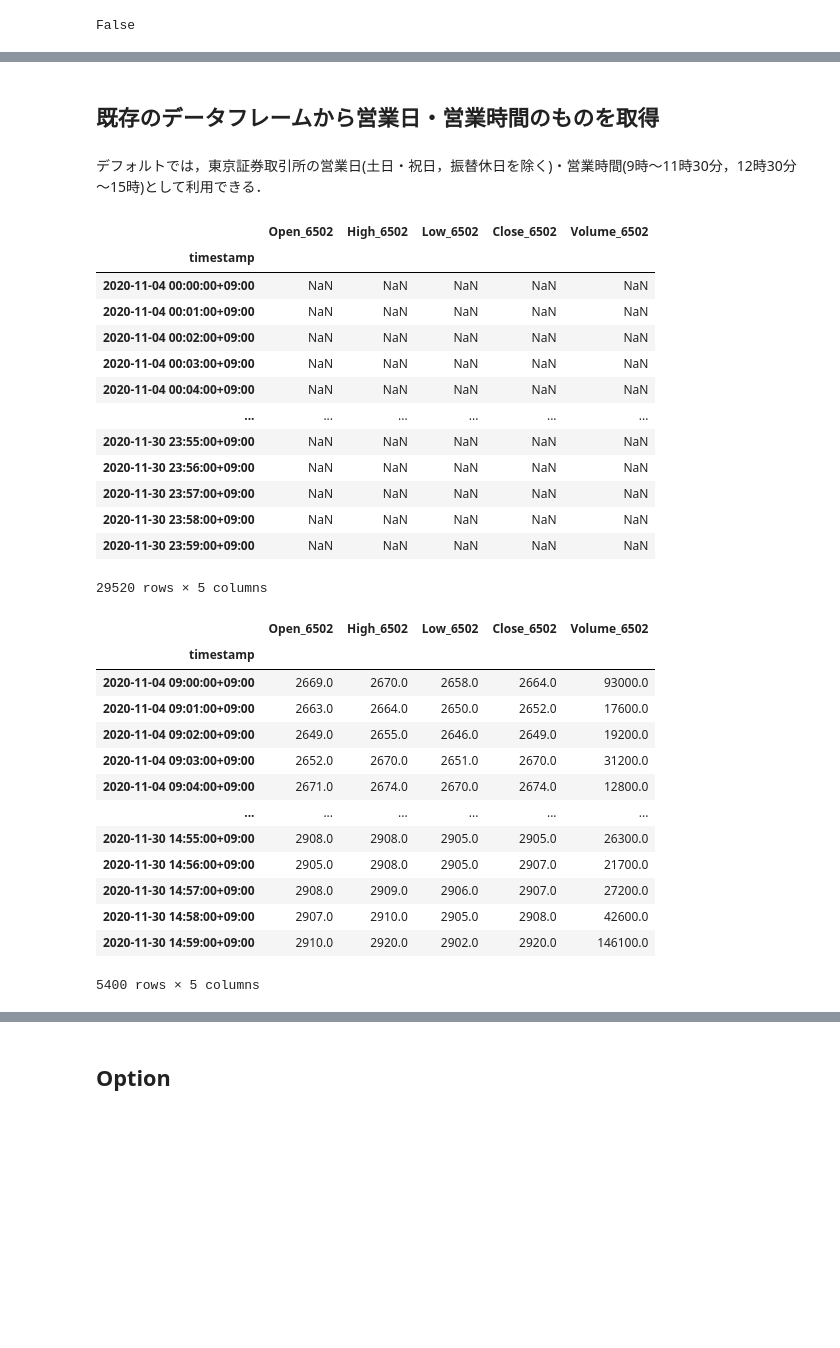
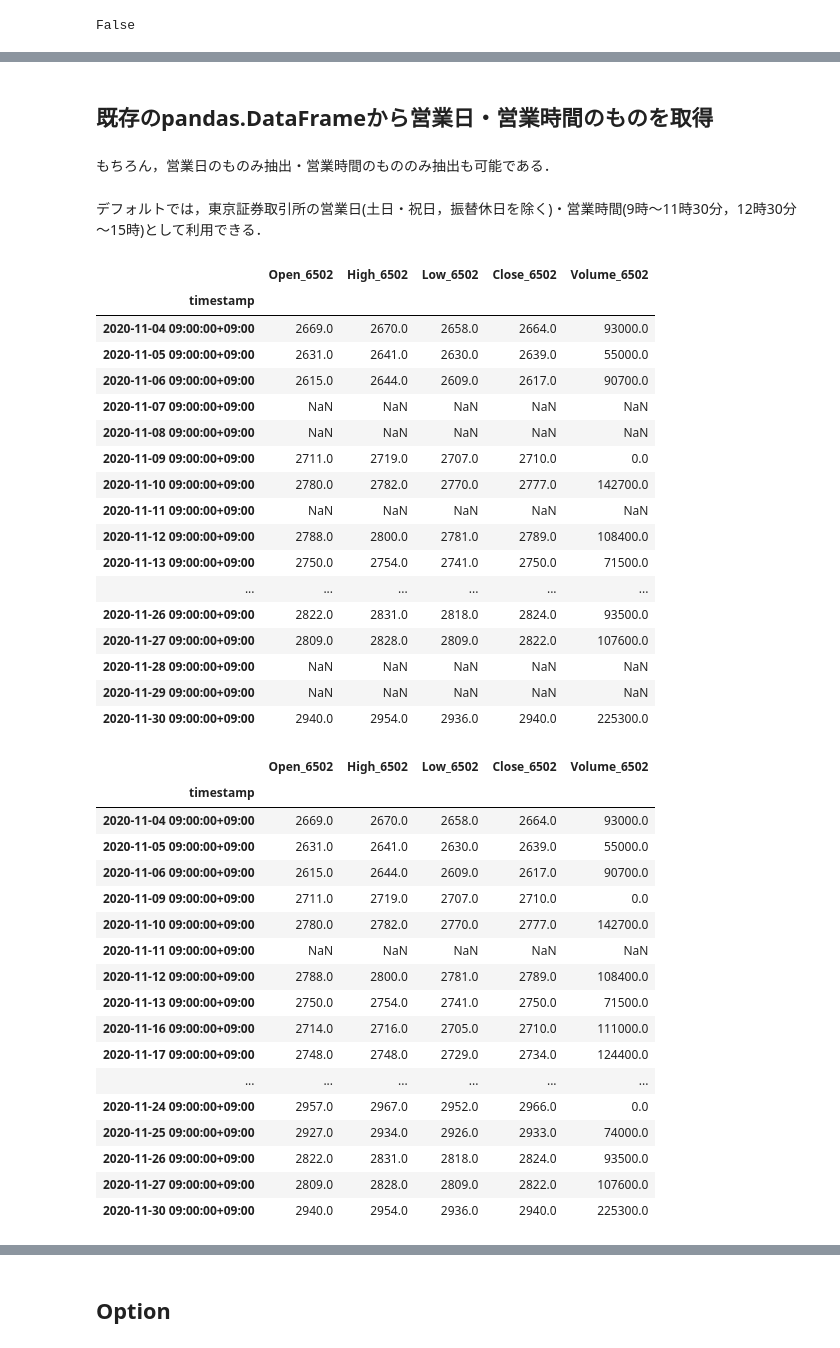
Before and after one commit to deepgreenAN/trading_system, a Jupyter notebook: utils/py_workdays/py_workdays_simple_use.ipynb, the cells around one changed output, grey strips where cells are left out. Cells and saved outputs as stored; diff of their text form; code cells hidden in the pictures; blank space fills up the shorter version.

```diff
--- a/utils/py_workdays/py_workdays_simple_use.ipynb
+++ b/utils/py_workdays/py_workdays_simple_use.ipynb
@@ -42,42 +79,52 @@ False
 # %% [markdown]
-## 既存のデータフレームから営業日・営業時間のものを取得
+## 既存のpandas.DataFrameから営業日・営業時間のものを取得
+# %% [markdown]
+もちろん，営業日のものみ抽出・営業時間のもののみ抽出も可能である．
 # %% [markdown]
 デフォルトでは，東京証券取引所の営業日(土日・祝日，振替休日を除く)・営業時間(9時～11時30分，12時30分～15時)として利用できる．
 # %%
 with open("aware_stock_df.pickle", "rb") as f:
     aware_stock_df = pickle.load(f)
 
-aware_stock_df
+aware_stock_df.at_time(datetime.time(9,0))
 # %% [output]
 |  | Open_6502 | High_6502 | Low_6502 | Close_6502 | Volume_6502 |
 | timestamp |  |  |  |  |  |
-| 2020-11-04 00:00:00+09:00 | NaN | NaN | NaN | NaN | NaN |
-| 2020-11-04 00:01:00+09:00 | NaN | NaN | NaN | NaN | NaN |
-| 2020-11-04 00:02:00+09:00 | NaN | NaN | NaN | NaN | NaN |
-| 2020-11-04 00:03:00+09:00 | NaN | NaN | NaN | NaN | NaN |
-| 2020-11-04 00:04:00+09:00 | NaN | NaN | NaN | NaN | NaN |
+| 2020-11-04 09:00:00+09:00 | 2669.0 | 2670.0 | 2658.0 | 2664.0 | 93000.0 |
+| 2020-11-05 09:00:00+09:00 | 2631.0 | 2641.0 | 2630.0 | 2639.0 | 55000.0 |
+| 2020-11-06 09:00:00+09:00 | 2615.0 | 2644.0 | 2609.0 | 2617.0 | 90700.0 |
+| 2020-11-07 09:00:00+09:00 | NaN | NaN | NaN | NaN | NaN |
+| 2020-11-08 09:00:00+09:00 | NaN | NaN | NaN | NaN | NaN |
+| 2020-11-09 09:00:00+09:00 | 2711.0 | 2719.0 | 2707.0 | 2710.0 | 0.0 |
+| 2020-11-10 09:00:00+09:00 | 2780.0 | 2782.0 | 2770.0 | 2777.0 | 142700.0 |
+| 2020-11-11 09:00:00+09:00 | NaN | NaN | NaN | NaN | NaN |
+| 2020-11-12 09:00:00+09:00 | 2788.0 | 2800.0 | 2781.0 | 2789.0 | 108400.0 |
+| 2020-11-13 09:00:00+09:00 | 2750.0 | 2754.0 | 2741.0 | 2750.0 | 71500.0 |
 | ... | ... | ... | ... | ... | ... |
-| 2020-11-30 23:55:00+09:00 | NaN | NaN | NaN | NaN | NaN |
-| 2020-11-30 23:56:00+09:00 | NaN | NaN | NaN | NaN | NaN |
-| 2020-11-30 23:57:00+09:00 | NaN | NaN | NaN | NaN | NaN |
-| 2020-11-30 23:58:00+09:00 | NaN | NaN | NaN | NaN | NaN |
-| 2020-11-30 23:59:00+09:00 | NaN | NaN | NaN | NaN | NaN |
+| 2020-11-26 09:00:00+09:00 | 2822.0 | 2831.0 | 2818.0 | 2824.0 | 93500.0 |
+| 2020-11-27 09:00:00+09:00 | 2809.0 | 2828.0 | 2809.0 | 2822.0 | 107600.0 |
+| 2020-11-28 09:00:00+09:00 | NaN | NaN | NaN | NaN | NaN |
+| 2020-11-29 09:00:00+09:00 | NaN | NaN | NaN | NaN | NaN |
+| 2020-11-30 09:00:00+09:00 | 2940.0 | 2954.0 | 2936.0 | 2940.0 | 225300.0 |
-29520 rows × 5 columns
 # %%
 extracted_stock_df = extract_workdays_intraday_jp(aware_stock_df, return_as="df")
-extracted_stock_df
+extracted_stock_df.at_time(datetime.time(9,0))
 # %% [output]
 |  | Open_6502 | High_6502 | Low_6502 | Close_6502 | Volume_6502 |
 | timestamp |  |  |  |  |  |
 | 2020-11-04 09:00:00+09:00 | 2669.0 | 2670.0 | 2658.0 | 2664.0 | 93000.0 |
-| 2020-11-04 09:01:00+09:00 | 2663.0 | 2664.0 | 2650.0 | 2652.0 | 17600.0 |
-| 2020-11-04 09:02:00+09:00 | 2649.0 | 2655.0 | 2646.0 | 2649.0 | 19200.0 |
-| 2020-11-04 09:03:00+09:00 | 2652.0 | 2670.0 | 2651.0 | 2670.0 | 31200.0 |
-| 2020-11-04 09:04:00+09:00 | 2671.0 | 2674.0 | 2670.0 | 2674.0 | 12800.0 |
+| 2020-11-05 09:00:00+09:00 | 2631.0 | 2641.0 | 2630.0 | 2639.0 | 55000.0 |
+| 2020-11-06 09:00:00+09:00 | 2615.0 | 2644.0 | 2609.0 | 2617.0 | 90700.0 |
+| 2020-11-09 09:00:00+09:00 | 2711.0 | 2719.0 | 2707.0 | 2710.0 | 0.0 |
+| 2020-11-10 09:00:00+09:00 | 2780.0 | 2782.0 | 2770.0 | 2777.0 | 142700.0 |
+| 2020-11-11 09:00:00+09:00 | NaN | NaN | NaN | NaN | NaN |
+| 2020-11-12 09:00:00+09:00 | 2788.0 | 2800.0 | 2781.0 | 2789.0 | 108400.0 |
+| 2020-11-13 09:00:00+09:00 | 2750.0 | 2754.0 | 2741.0 | 2750.0 | 71500.0 |
+| 2020-11-16 09:00:00+09:00 | 2714.0 | 2716.0 | 2705.0 | 2710.0 | 111000.0 |
+| 2020-11-17 09:00:00+09:00 | 2748.0 | 2748.0 | 2729.0 | 2734.0 | 124400.0 |
 | ... | ... | ... | ... | ... | ... |
-| 2020-11-30 14:55:00+09:00 | 2908.0 | 2908.0 | 2905.0 | 2905.0 | 26300.0 |
-| 2020-11-30 14:56:00+09:00 | 2905.0 | 2908.0 | 2905.0 | 2907.0 | 21700.0 |
-| 2020-11-30 14:57:00+09:00 | 2908.0 | 2909.0 | 2906.0 | 2907.0 | 27200.0 |
-| 2020-11-30 14:58:00+09:00 | 2907.0 | 2910.0 | 2905.0 | 2908.0 | 42600.0 |
-| 2020-11-30 14:59:00+09:00 | 2910.0 | 2920.0 | 2902.0 | 2920.0 | 146100.0 |
+| 2020-11-24 09:00:00+09:00 | 2957.0 | 2967.0 | 2952.0 | 2966.0 | 0.0 |
+| 2020-11-25 09:00:00+09:00 | 2927.0 | 2934.0 | 2926.0 | 2933.0 | 74000.0 |
+| 2020-11-26 09:00:00+09:00 | 2822.0 | 2831.0 | 2818.0 | 2824.0 | 93500.0 |
+| 2020-11-27 09:00:00+09:00 | 2809.0 | 2828.0 | 2809.0 | 2822.0 | 107600.0 |
+| 2020-11-30 09:00:00+09:00 | 2940.0 | 2954.0 | 2936.0 | 2940.0 | 225300.0 |
-5400 rows × 5 columns
```
Also changed, not shown: parts of 12 cells of this notebook, 10 other files.
